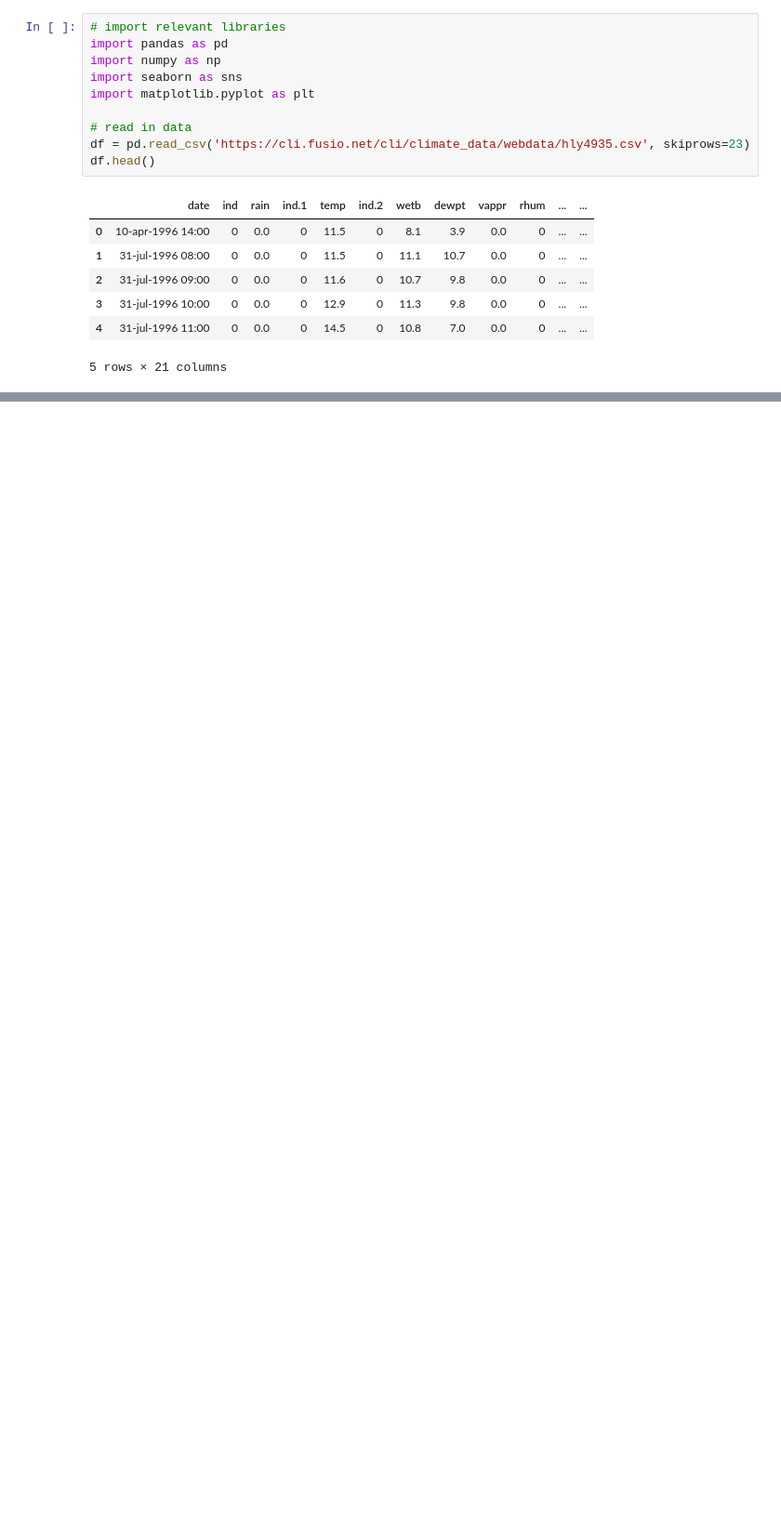
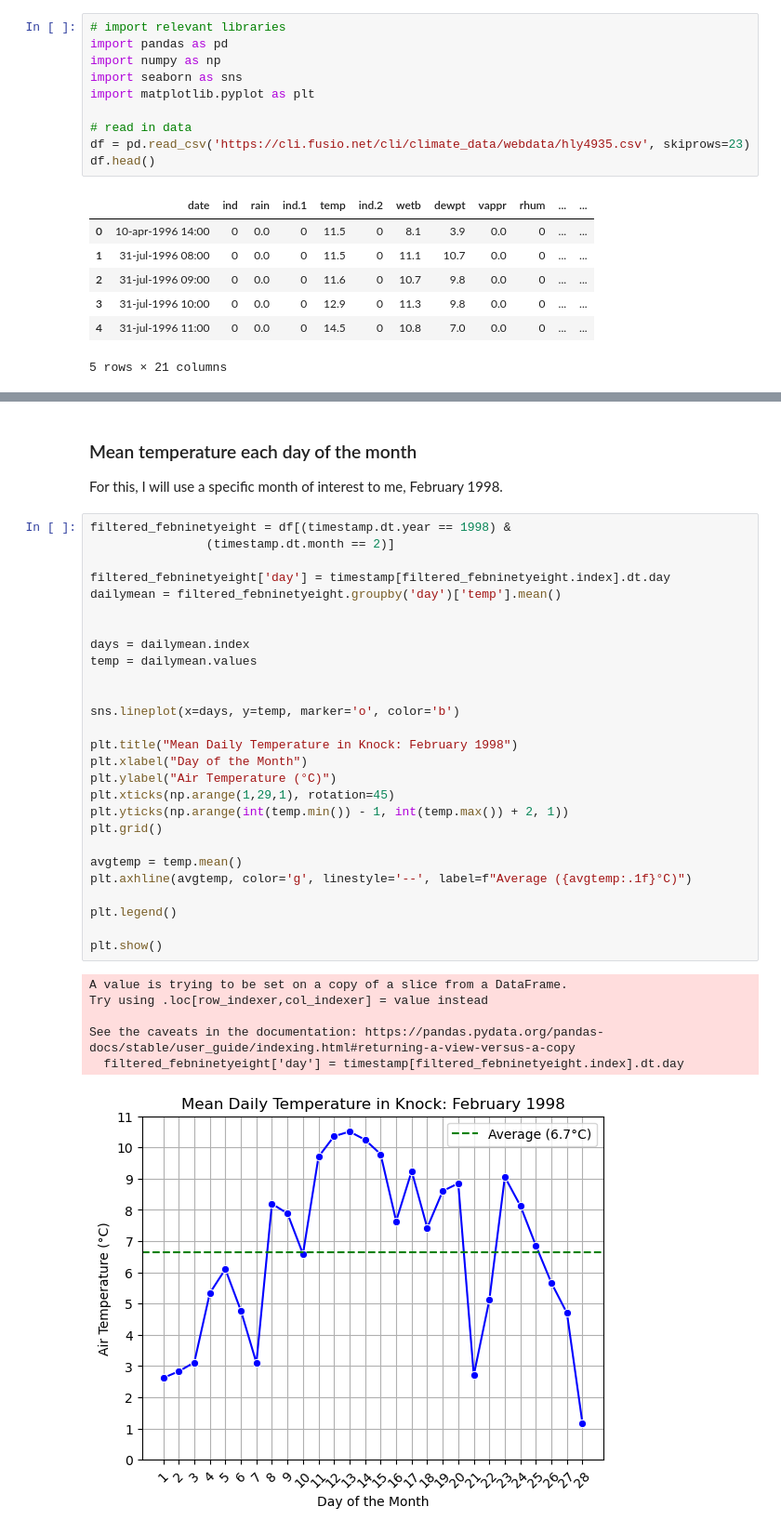
Before and after one commit to MylesHenehan/pfda, a Jupyter notebook: assignments/assignment_6_weather.ipynb, the cells around one changed output, grey strips where cells are left out. Shown at 93% size. Drawn from its saved outputs; the diff is of its cells as text; blank space fills up the shorter version.

```diff
--- a/assignments/assignment_6_weather.ipynb
+++ b/assignments/assignment_6_weather.ipynb
@@ -28,0 +72,37 @@ df.head()
+# %% [markdown]
+### Mean temperature each day of the month
+For this, I will use a specific month of interest to me, February 1998.
+# %%
+filtered_febninetyeight = df[(timestamp.dt.year == 1998) &
+                (timestamp.dt.month == 2)]
+
+filtered_febninetyeight['day'] = timestamp[filtered_febninetyeight.index].dt.day
+dailymean = filtered_febninetyeight.groupby('day')['temp'].mean()
+
+
+days = dailymean.index
+temp = dailymean.values
+
+
+sns.lineplot(x=days, y=temp, marker='o', color='b')
+
+plt.title("Mean Daily Temperature in Knock: February 1998")
+plt.xlabel("Day of the Month")
+plt.ylabel("Air Temperature (°C)")
+plt.xticks(np.arange(1,29,1), rotation=45)
+plt.yticks(np.arange(int(temp.min()) - 1, int(temp.max()) + 2, 1))
+plt.grid()
+
+avgtemp = temp.mean()
+plt.axhline(avgtemp, color='g', linestyle='--', label=f"Average ({avgtemp:.1f}°C)")
+
+plt.legend()
+
+plt.show()
+# %% [output]
+A value is trying to be set on a copy of a slice from a DataFrame.
+Try using .loc[row_indexer,col_indexer] = value instead
+
+See the caveats in the documentation: https://pandas.pydata.org/pandas-docs/stable/user_guide/indexing.html#returning-a-view-versus-a-copy
+  filtered_febninetyeight['day'] = timestamp[filtered_febninetyeight.index].dt.day
+[figure, added]
```
Also changed, not shown: parts of 14 cells of this notebook.
